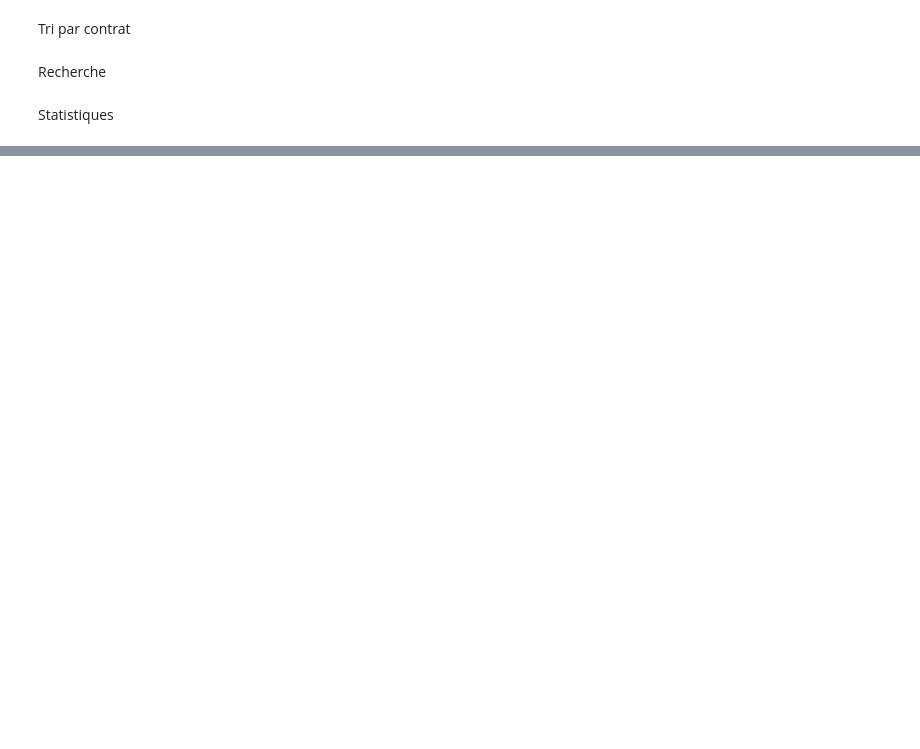
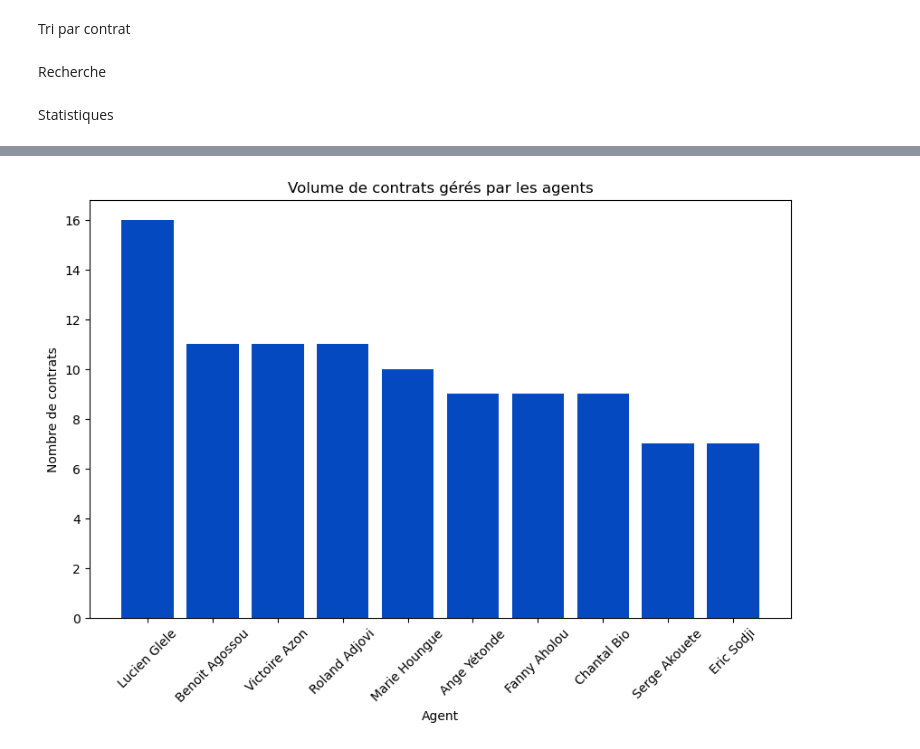
Before and after one commit to Zchristian955/Dashbord_suivi_contrat, a Jupyter notebook: backend.ipynb, the cells around one changed output, grey strips where cells are left out. Saved outputs shown, nothing was run; the diff lists cells and outputs as text; code cells hidden in the pictures; blank space fills up the shorter version.

```diff
--- a/backend.ipynb
+++ b/backend.ipynb
@@ -76,0 +110,33 @@ Statistiques
+# %%
+#progression des contrats dans les différentes localités
+
+#conversion de la colonne date de début en datetime pour pouvoir extraire l'tri_par_annee
+df['Date de début'] = pd.to_datetime(df['Date de début'])
+df['Annee'] = df['Date de début'].dt.year
+
+def progression_contrats(localite):
+    souscriptions = df.groupby([localite, 'Annee']).size().unstack(fill_value=0)
+
+    fig, axes = plt.subplots(len(souscriptions.index),2, figsize=(10,6*len(souscriptions.index)))
+    axes = axes.flatten()
+    for i, localite in enumerate(souscriptions.index):
+        axes[i].plot(souscriptions.columns, souscriptions.loc[localite], marker='o', label=localite)
+        axes[i].set_xlabel('Année')
+        axes[i].set_ylabel('Nombre de souscriptions')
+        axes[i].set_title(f'Progression des souscriptions pour {localite}')
+        axes[i].legend(title=localite)
+        axes[i].grid(True)
+    plt.tight_layout()
+    plt.show()
+# %%
+#Évaluation des agents commerciaux basée sur le volume de contrats qu'ils ont gérés
+frequence_agents = df['Agent SBIN(Responsable contrat)'].value_counts()
+plt.figure(figsize=(10,6))
+plt.bar(frequence_agents.index, frequence_agents.values, color='#0549c1')
+plt.xlabel('Agent')
+plt.ylabel('Nombre de contrats')
+plt.title('Volume de contrats gérés par les agents')
+plt.xticks(rotation=45)
+plt.show()
+# %% [output]
+[figure, added]
```
Also changed, not shown: parts of 8 cells of this notebook, 9 other files.
